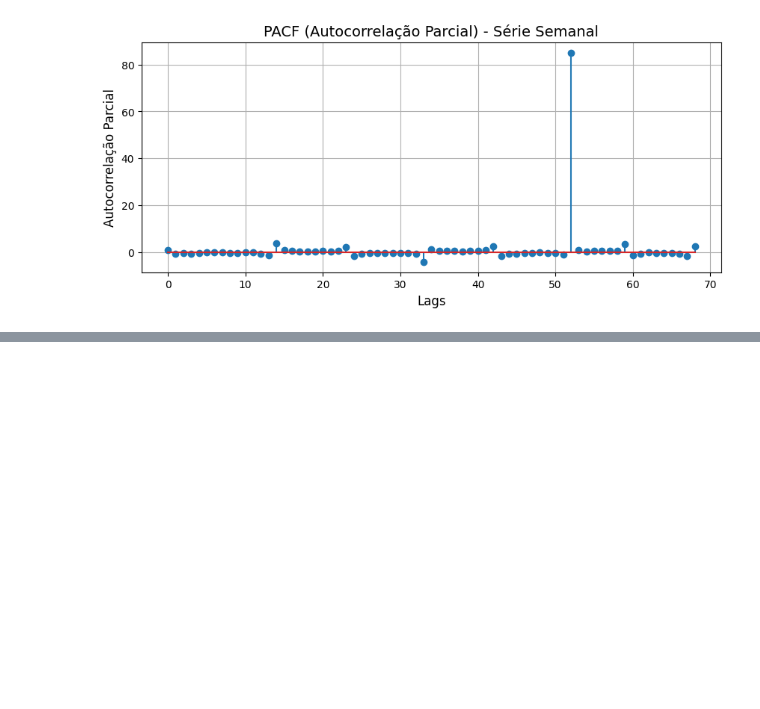
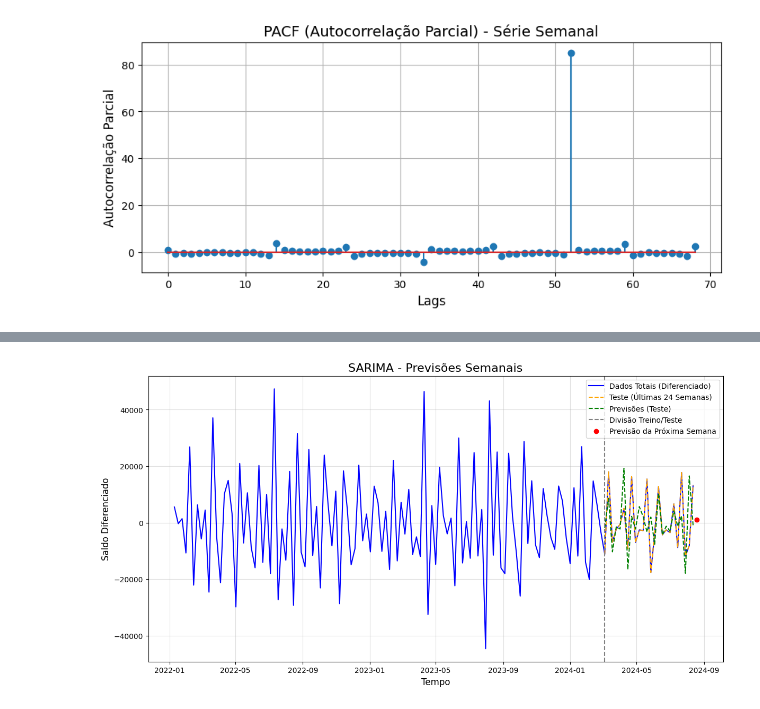
Before and after one commit to pedro-coelho-dr/dash, a Jupyter notebook: exploration/exploration.ipynb, the cells around one changed output, grey strips where cells are left out. Cells and saved outputs as stored; diff of their text form; code cells hidden in the pictures; blank space fills up the shorter version.

Commit message:
predictions semanal

```diff
--- a/exploration/exploration.ipynb
+++ b/exploration/exploration.ipynb
@@ -964,3 +964,91 @@ Previsões para setembro a dezembro de 2024 (Série Diferenciada):
 2024-12-16    3141.937314
 Freq: W-MON, Name: predicted_mean, dtype: float64
 [figure]
+# %%
+from statsmodels.tsa.statespace.sarimax import SARIMAX
+from sklearn.metrics import mean_absolute_error, mean_squared_error
+import pandas as pd
+import matplotlib.pyplot as plt
+
+# **1. Dados e Preparação**
+# Supondo que `saldo_semanal_diff` já é uma série temporal diferenciada
+try:
+    total_data = saldo_semanal_diff.copy()
+    # Dividindo o conjunto de teste: últimas 24 semanas
+    train_data = total_data[:-24]
+    test_data = total_data[-24:]
+except Exception as e:
+    print("Erro ao preparar os dados:", e)
+
+# **2. Ajustar o Modelo SARIMA**
+# Parâmetros do modelo
+p, d, q = 1, 0, 1  # Modelo autoregressivo e média móvel
+P, D, Q, m = 1, 0, 1, 52  # Sazonalidade semanal
+
+try:
+    # Ajustar o modelo nos dados de treino
+    model = SARIMAX(train_data,
+                    order=(p, d, q),
+                    seasonal_order=(P, D, Q, m),
+                    enforce_stationarity=False,
+                    enforce_invertibility=False)
+    model_fit = model.fit(disp=False)
+    print(model_fit.summary())
+except Exception as e:
+    print("Erro ao ajustar o modelo SARIMA:", e)
+
+# **3. Avaliar o Modelo**
+try:
+    # Prever as últimas 24 semanas (conjunto de teste)
+    predictions = model_fit.forecast(steps=len(test_data))
+    predictions.index = test_data.index  # Alinhar os índices
+
+    # Calcular métricas de erro
+    mae = mean_absolute_error(test_data, predictions)
+    mse = mean_squared_error(test_data, predictions)
+
+    print("\nAvaliação do Modelo SARIMA:")
+    print(f"Erro Absoluto Médio (MAE): {mae:.4f}")
+    print(f"Erro Médio Quadrático (MSE): {mse:.4f}")
+except Exception as e:
+    print("Erro ao avaliar o modelo SARIMA:", e)
+
+# **4. Fazer Previsões Finais**
+try:
+    # Ajustar modelo nos dados completos (para prever a primeira semana futura)
+    final_model = SARIMAX(total_data,
+                          order=(p, d, q),
+                          seasonal_order=(P, D, Q, m),
+                          enforce_stationarity=False,
+                          enforce_invertibility=False)
+    final_model_fit = final_model.fit(disp=False)
+
+    # Prever a próxima semana
+    future_prediction = final_model_fit.forecast(steps=1)
+
+    print("\nPrevisão para a próxima semana (sem dados futuros):")
+    print(future_prediction)
+except Exception as e:
+    print("Erro ao ajustar o modelo final SARIMA:", e)
+
+# **5. Visualização dos Resultados**
+try:
+    plt.figure(figsize=(14, 7))
+    plt.plot(total_data, label="Dados Totais (Diferenciado)", color="blue")
+    plt.plot(test_data, label="Teste (Últimas 24 Semanas)", color="orange", linestyle="--")
+    plt.plot(predictions, label="Previsões (Teste)", color="green", linestyle="--")
+    plt.axvline(test_data.index[0], color="gray", linestyle="--", label="Divisão Treino/Teste")
+
+    # Adicionar previsão da próxima semana
+    future_index = [test_data.index[-1] + pd.Timedelta(weeks=1)]
+    plt.scatter(future_index, future_prediction, color="red", label="Previsão da Próxima Semana", zorder=5)
+
+    plt.title("SARIMA - Previsões Semanais", fontsize=16)
+    plt.xlabel("Tempo", fontsize=12)
+    plt.ylabel("Saldo Diferenciado", fontsize=12)
+    plt.legend(fontsize=10)
+    plt.grid(alpha=0.4)
+    plt.show()
+except Exception as e:
+    print("Erro ao plotar os resultados:", e)
+# %% [output]
@@ -966,0 +1075 @@ Freq: W-MON, Name: predicted_mean, dtype: float64
+[figure, added]
```
Also changed, not shown: parts of 9 cells of this notebook, 2 other files.
